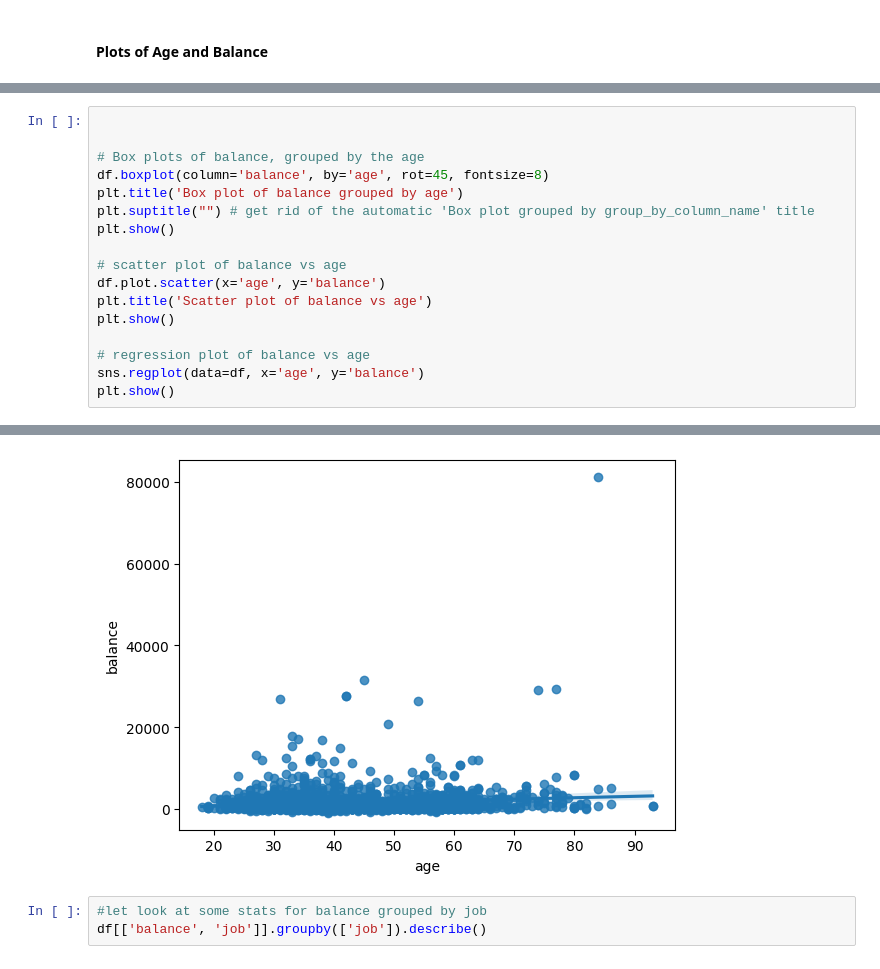
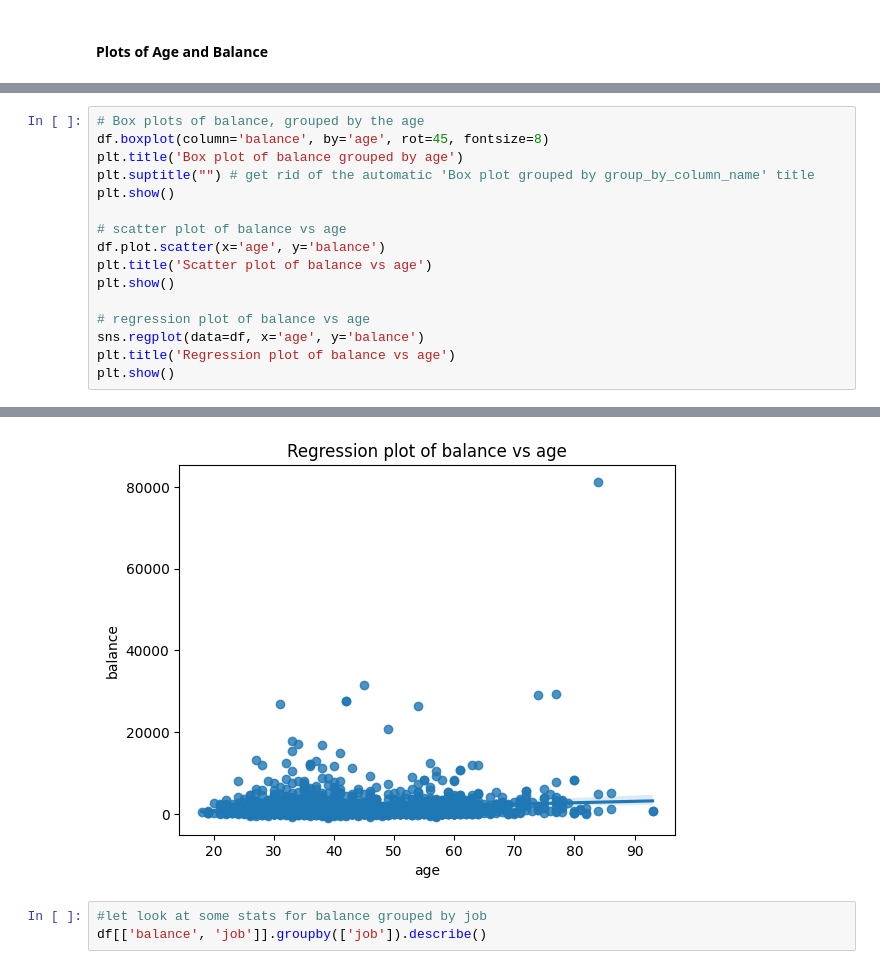
Before and after one commit to kristyan/data, a Jupyter notebook: e-tivity1/etivity1.ipynb, the cells around one changed output, grey strips where cells are left out. Drawn from its saved outputs; the diff is of its cells as text.

```diff
--- a/e-tivity1/etivity1.ipynb
+++ b/e-tivity1/etivity1.ipynb
@@ -277,24 +283,23 @@ plt.show()
 # %%
-
-
 # Box plots of balance, grouped by the age
 df.boxplot(column='balance', by='age', rot=45, fontsize=8)
 plt.title('Box plot of balance grouped by age')
 plt.suptitle("") # get rid of the automatic 'Box plot grouped by group_by_column_name' title
 plt.show()
 
 # scatter plot of balance vs age
 df.plot.scatter(x='age', y='balance')
 plt.title('Scatter plot of balance vs age')
 plt.show()
 
 # regression plot of balance vs age
 sns.regplot(data=df, x='age', y='balance')
+plt.title('Regression plot of balance vs age')
 plt.show()
 # %% [output]
 [figure]
 [figure]
-[figure, old version]
+[figure, new version]
 # %%
 #let look at some stats for balance grouped by job
 df[['balance', 'job']].groupby(['job']).describe()
```
Also changed, not shown: parts of 17 cells of this notebook.
